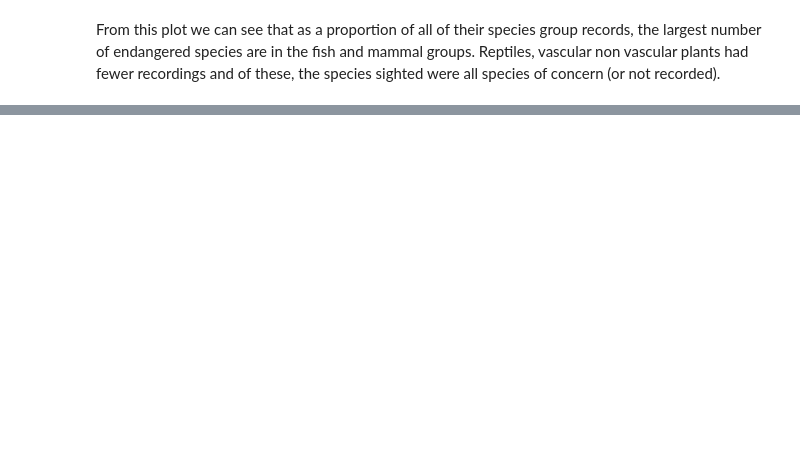
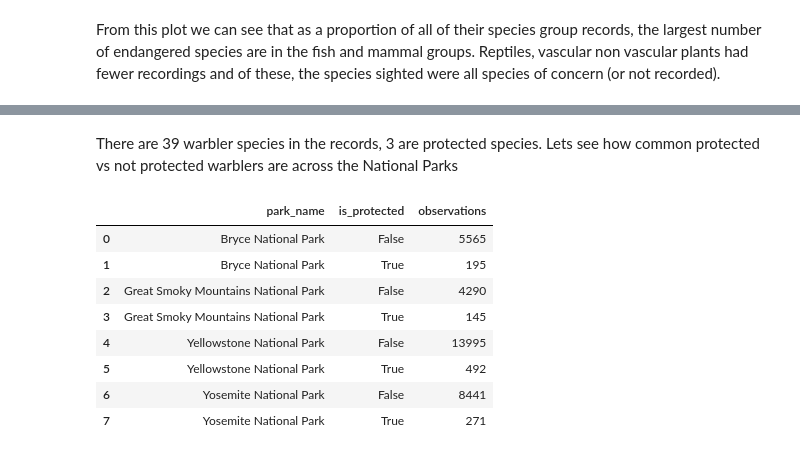
Before and after one commit to ctaylo-16/codecademy_data_science, a Jupyter notebook: biodiversity.ipynb, the cells around one changed output, grey strips where cells are left out. Cells and saved outputs as stored; diff of their text form; code cells hidden in the pictures; blank space fills up the shorter version.

```diff
--- a/biodiversity.ipynb
+++ b/biodiversity.ipynb
@@ -122,0 +425,16 @@ print('The most frequently observed species overall was Lycopodium tristachyum,
+# %% [markdown]
+There are 39 warbler species in the records, 3 are protected species. Lets see how common protected vs not protected warblers are across the National Parks
+# %%
+warbler_observations.groupby('park_name').observations.sum().reset_index()
+obs_by_park = warbler_observations.groupby(['park_name', 'is_protected']).observations.sum().reset_index()
+obs_by_park
+# %% [output]
+|  | park_name | is_protected | observations |
+| 0 | Bryce National Park | False | 5565 |
+| 1 | Bryce National Park | True | 195 |
+| 2 | Great Smoky Mountains National Park | False | 4290 |
+| 3 | Great Smoky Mountains National Park | True | 145 |
+| 4 | Yellowstone National Park | False | 13995 |
+| 5 | Yellowstone National Park | True | 492 |
+| 6 | Yosemite National Park | False | 8441 |
+| 7 | Yosemite National Park | True | 271 |
```
Also changed, not shown: parts of 28 cells of this notebook.
